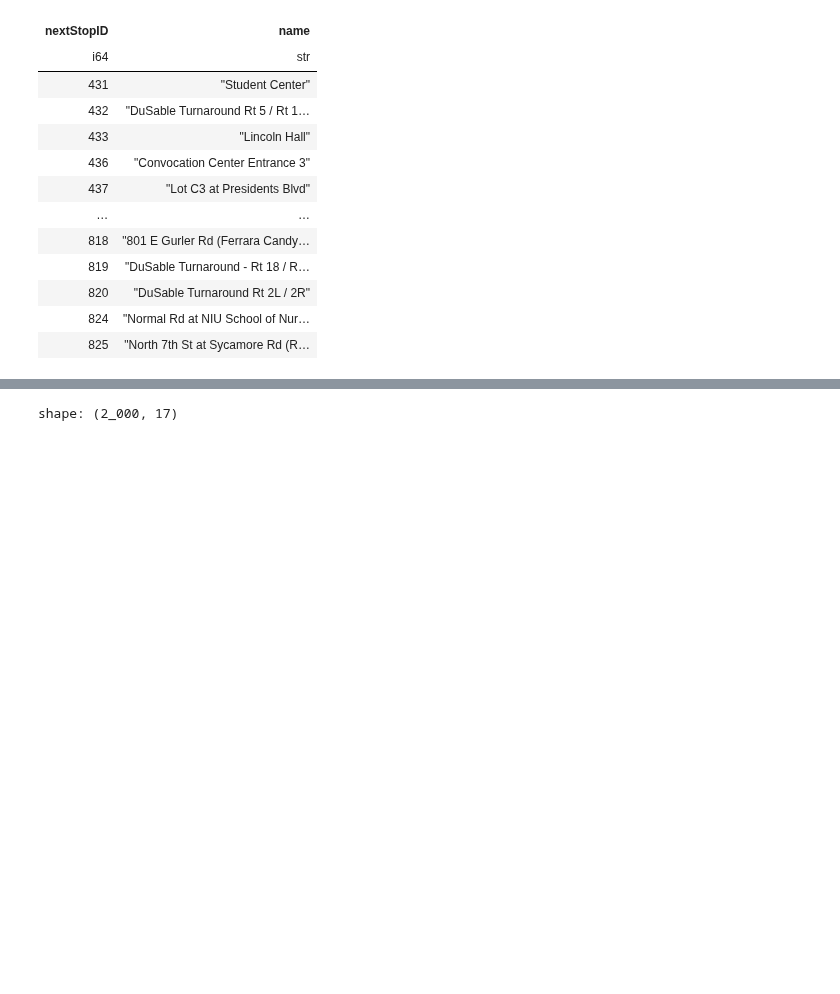
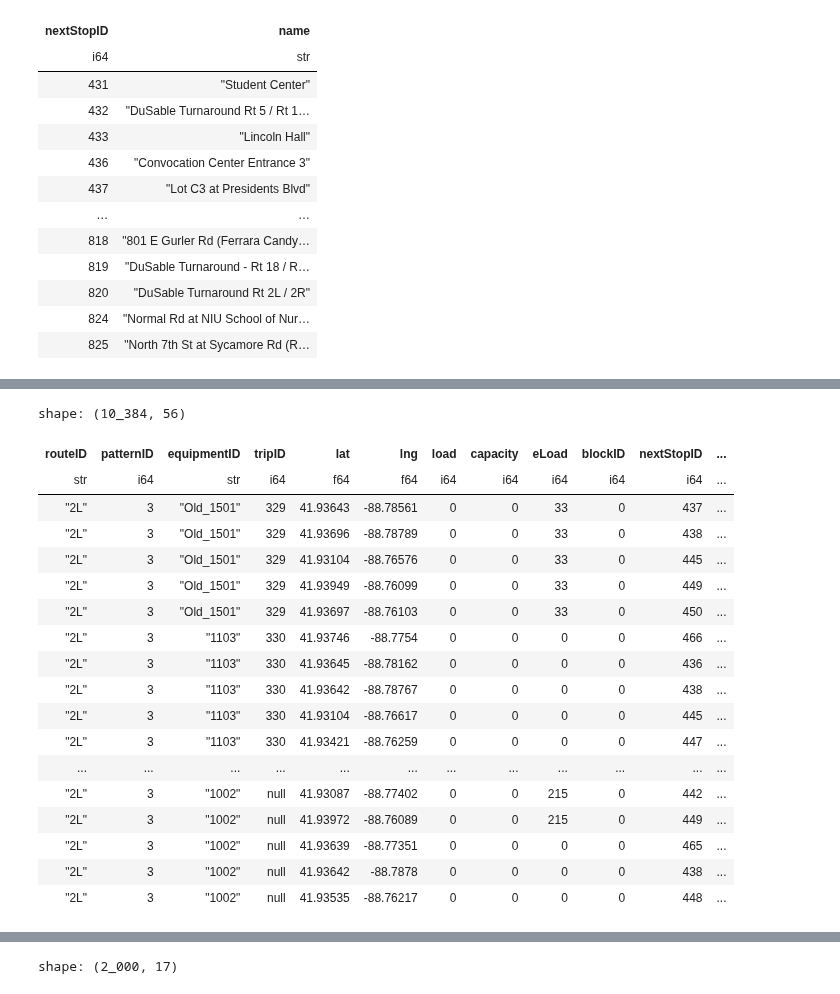
Before and after one commit to shaivilp/Research-Rookies, a Jupyter notebook: data_visualization/predictions.ipynb, the cells around one changed output, grey strips where cells are left out. Saved outputs shown, nothing was run; the diff lists cells and outputs as text; code cells hidden in the pictures; blank space fills up the shorter version.

```diff
--- a/data_visualization/predictions.ipynb
+++ b/data_visualization/predictions.ipynb
@@ -272,0 +337,23 @@ shape: (34_826, 18)
+# %%
+filterSet = predSet.filter(pl.col('minutesDiff') < pl.duration(minutes=0))
+filterSet
+# %% [output]
+shape: (10_384, 56)
+| routeID | patternID | equipmentID | tripID | lat | lng | load | capacity | eLoad | blockID | nextStopID | ... |
+| str | i64 | str | i64 | f64 | f64 | i64 | i64 | i64 | i64 | i64 | ... |
+| "2L" | 3 | "Old_1501" | 329 | 41.93643 | -88.78561 | 0 | 0 | 33 | 0 | 437 | ... |
+| "2L" | 3 | "Old_1501" | 329 | 41.93696 | -88.78789 | 0 | 0 | 33 | 0 | 438 | ... |
+| "2L" | 3 | "Old_1501" | 329 | 41.93104 | -88.76576 | 0 | 0 | 33 | 0 | 445 | ... |
+| "2L" | 3 | "Old_1501" | 329 | 41.93949 | -88.76099 | 0 | 0 | 33 | 0 | 449 | ... |
+| "2L" | 3 | "Old_1501" | 329 | 41.93697 | -88.76103 | 0 | 0 | 33 | 0 | 450 | ... |
+| "2L" | 3 | "1103" | 330 | 41.93746 | -88.7754 | 0 | 0 | 0 | 0 | 466 | ... |
+| "2L" | 3 | "1103" | 330 | 41.93645 | -88.78162 | 0 | 0 | 0 | 0 | 436 | ... |
+| "2L" | 3 | "1103" | 330 | 41.93642 | -88.78767 | 0 | 0 | 0 | 0 | 438 | ... |
+| "2L" | 3 | "1103" | 330 | 41.93104 | -88.76617 | 0 | 0 | 0 | 0 | 445 | ... |
+| "2L" | 3 | "1103" | 330 | 41.93421 | -88.76259 | 0 | 0 | 0 | 0 | 447 | ... |
+| ... | ... | ... | ... | ... | ... | ... | ... | ... | ... | ... | ... |
+| "2L" | 3 | "1002" | null | 41.93087 | -88.77402 | 0 | 0 | 215 | 0 | 442 | ... |
+| "2L" | 3 | "1002" | null | 41.93972 | -88.76089 | 0 | 0 | 215 | 0 | 449 | ... |
+| "2L" | 3 | "1002" | null | 41.93639 | -88.77351 | 0 | 0 | 0 | 0 | 465 | ... |
+| "2L" | 3 | "1002" | null | 41.93642 | -88.7878 | 0 | 0 | 0 | 0 | 438 | ... |
+| "2L" | 3 | "1002" | null | 41.93535 | -88.76217 | 0 | 0 | 0 | 0 | 448 | ... |
```
Also changed, not shown: parts of 8 cells of this notebook, 1 other file.
